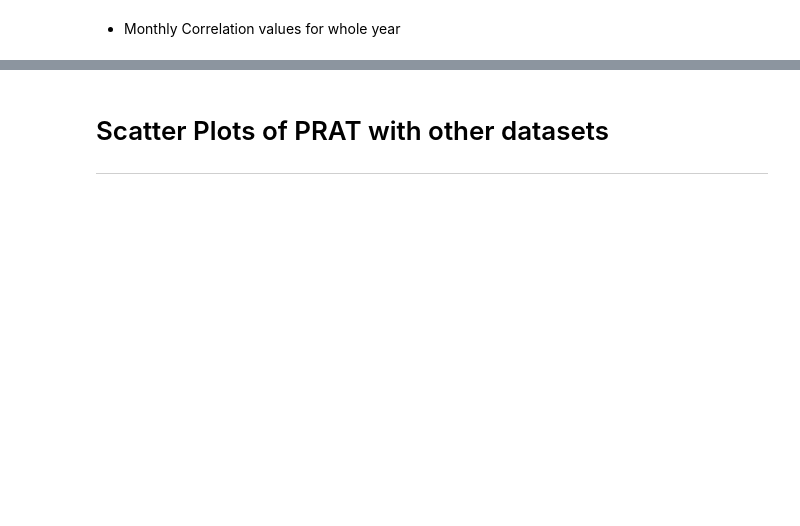
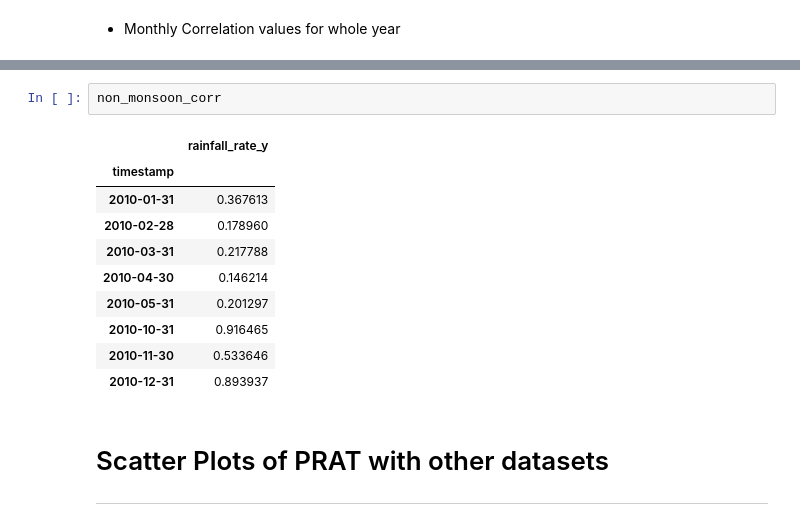
Before and after one commit to dsaharia/PRAT-Rainfall, a Jupyter notebook: imager-rainfall/01_Singapore_prat.ipynb, the cells around one changed output, grey strips where cells are left out. Drawn from its saved outputs; the diff is of its cells as text; blank space fills up the shorter version.

```diff
--- a/imager-rainfall/01_Singapore_prat.ipynb
+++ b/imager-rainfall/01_Singapore_prat.ipynb
@@ -302,3 +358,16 @@ plt.bar(full_corr.index, full_corr['corr'], width=10) # some bugs are there
+# %%
+non_monsoon_corr
+# %% [output]
+|  | rainfall_rate_y |
+| timestamp |  |
+| 2010-01-31 | 0.367613 |
+| 2010-02-28 | 0.178960 |
+| 2010-03-31 | 0.217788 |
+| 2010-04-30 | 0.146214 |
+| 2010-05-31 | 0.201297 |
+| 2010-10-31 | 0.916465 |
+| 2010-11-30 | 0.533646 |
+| 2010-12-31 | 0.893937 |
 # %% [markdown]
 # Scatter Plots of PRAT with other datasets
 ---
```
Also changed, not shown: parts of 15 cells of this notebook.
